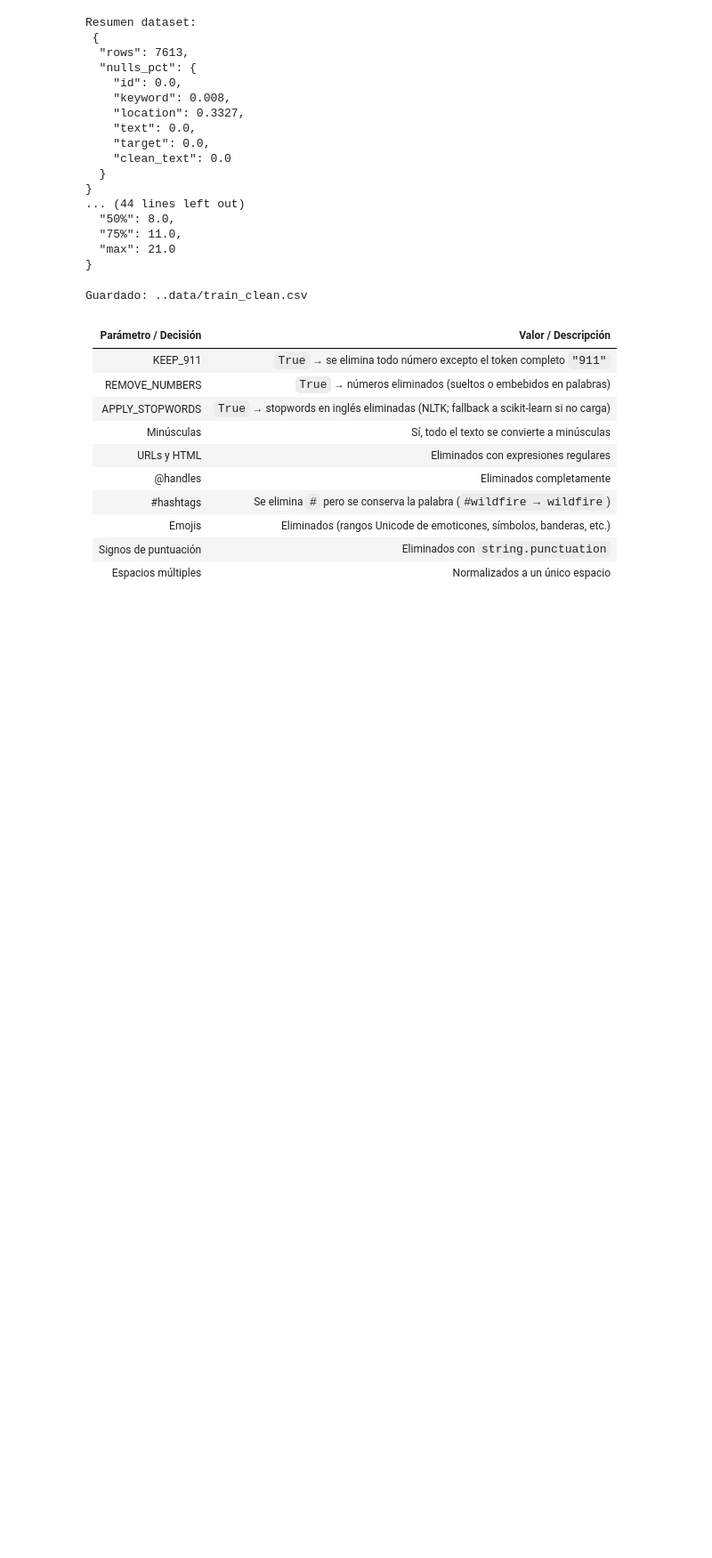
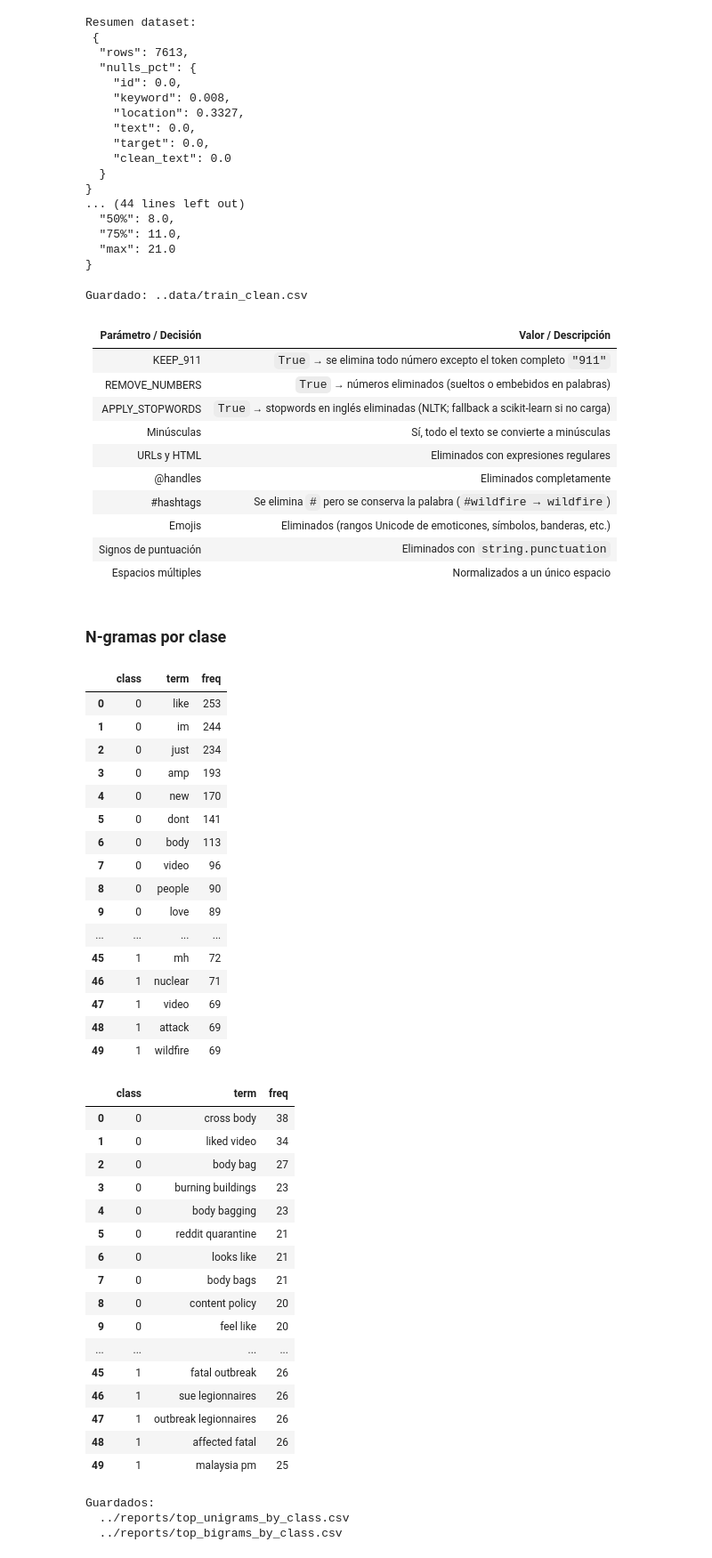
Before and after one commit to EdwinOrtegaK/Lab5_DS, a Jupyter notebook: src/data.ipynb, the cells around one changed output. Shown at 89% size. Saved outputs shown, nothing was run; the diff lists cells and outputs as text; code cells hidden in the pictures; blank space fills up the shorter version.

```diff
--- a/src/data.ipynb
+++ b/src/data.ipynb
@@ -228,3 +228,5 @@ Guardado: ..data/train_clean.csv
 | Emojis                | Eliminados (rangos Unicode de emoticones, símbolos, banderas, etc.)                 |
 | Signos de puntuación  | Eliminados con `string.punctuation`                                                 |
 | Espacios múltiples    | Normalizados a un único espacio                                                     |
+# %% [markdown]
+### N-gramas por clase
@@ -230,0 +245,77 @@ Guardado: ..data/train_clean.csv
+# %%
+# Extraer top n-gramas por clase
+def top_terms_by_class(texts, y, ngram=(1,1), topk=20, min_df=3, stop_words="english"):
+    vec = CountVectorizer(ngram_range=ngram, min_df=min_df, stop_words=stop_words)
+    X = vec.fit_transform(texts)
+    terms = np.array(vec.get_feature_names_out())
+
+    classes = sorted(pd.Series(y).dropna().unique().tolist())
+    rows = []
+    for cls in classes:
+        idx = np.where(y == cls)[0]
+        if len(idx) == 0:
+            continue
+        freqs = np.asarray(X[idx].sum(axis=0)).ravel()
+        order = freqs.argsort()[::-1][:topk]
+        for t, f in zip(terms[order], freqs[order]):
+            rows.append({"class": int(cls), "term": t, "freq": int(f)})
+
+    out = pd.DataFrame(rows).sort_values(["class", "freq"], ascending=[True, False])
+    return out
+# %%
+# Unigramas
+uni_df = top_terms_by_class(
+    df["clean_text"].values, df["target"].values,
+    ngram=(1,1), topk=TOPK, min_df=MIN_DF, stop_words=STOP
+)
+display(uni_df.head(2*TOPK))
+
+# Bigramas
+bi_df = top_terms_by_class(
+    df["clean_text"].values, df["target"].values,
+    ngram=(2,2), topk=TOPK, min_df=MIN_DF, stop_words=STOP
+)
+display(bi_df.head(2*TOPK))
+
+Path("../reports").mkdir(exist_ok=True, parents=True)
+uni_df.to_csv("../reports/top_unigrams_by_class.csv", index=False)
+bi_df.to_csv("../reports/top_bigrams_by_class.csv", index=False)
+print("Guardados:\n  ../reports/top_unigrams_by_class.csv\n  ../reports/top_bigrams_by_class.csv")
+# %% [output]
+|  | class | term | freq |
+| 0 | 0 | like | 253 |
+| 1 | 0 | im | 244 |
+| 2 | 0 | just | 234 |
+| 3 | 0 | amp | 193 |
+| 4 | 0 | new | 170 |
+| 5 | 0 | dont | 141 |
+| 6 | 0 | body | 113 |
+| 7 | 0 | video | 96 |
+| 8 | 0 | people | 90 |
+| 9 | 0 | love | 89 |
+| ... | ... | ... | ... |
+| 45 | 1 | mh | 72 |
+| 46 | 1 | nuclear | 71 |
+| 47 | 1 | video | 69 |
+| 48 | 1 | attack | 69 |
+| 49 | 1 | wildfire | 69 |
+|  | class | term | freq |
+| 0 | 0 | cross body | 38 |
+| 1 | 0 | liked video | 34 |
+| 2 | 0 | body bag | 27 |
+| 3 | 0 | burning buildings | 23 |
+| 4 | 0 | body bagging | 23 |
+| 5 | 0 | reddit quarantine | 21 |
+| 6 | 0 | looks like | 21 |
+| 7 | 0 | body bags | 21 |
+| 8 | 0 | content policy | 20 |
+| 9 | 0 | feel like | 20 |
+| ... | ... | ... | ... |
+| 45 | 1 | fatal outbreak | 26 |
+| 46 | 1 | sue legionnaires | 26 |
+| 47 | 1 | outbreak legionnaires | 26 |
+| 48 | 1 | affected fatal | 26 |
+| 49 | 1 | malaysia pm | 25 |
+Guardados:
+  ../reports/top_unigrams_by_class.csv
+  ../reports/top_bigrams_by_class.csv
```
Also changed, not shown: parts of 2 cells of this notebook.
